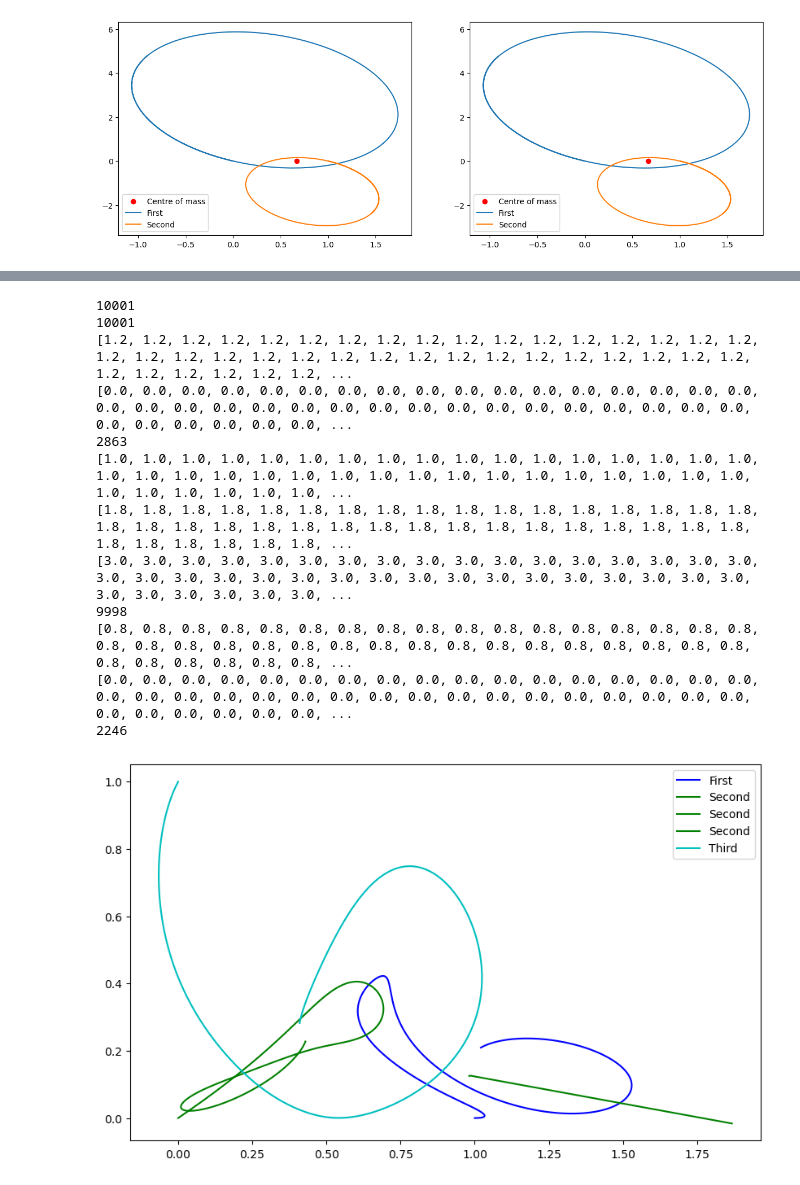
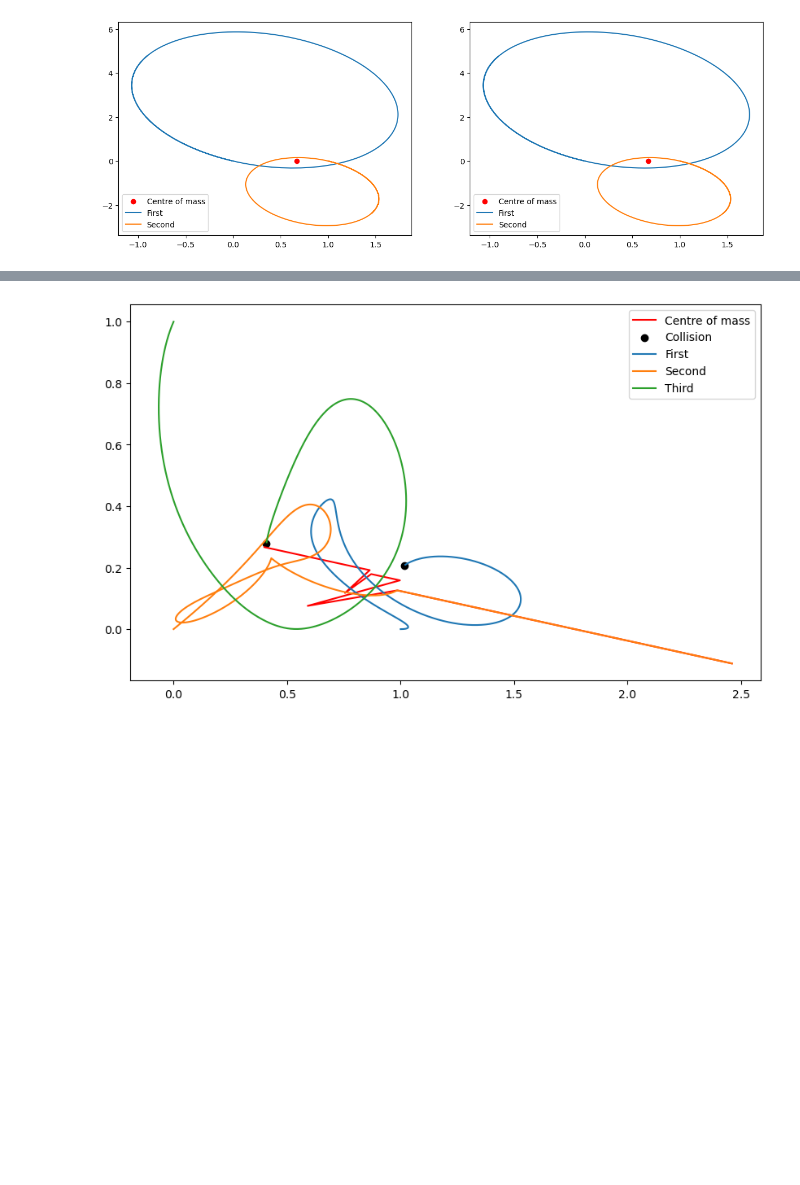
Before and after one commit to Vileh/QMUL-Data-Analytics-Courseworks, a Jupyter notebook: SciComp_1/Coursework1_Trisolaris.ipynb, the cells around one changed output, grey strips where cells are left out. Saved outputs shown, nothing was run; the diff lists cells and outputs as text; code cells hidden in the pictures; blank space fills up the shorter version.

```diff
--- a/SciComp_1/Coursework1_Trisolaris.ipynb
+++ b/SciComp_1/Coursework1_Trisolaris.ipynb
@@ -57,7 +57,9 @@ import itertools
 
 # Constants
 G = 1
-radius_to_mass = 0.03
+
+def get_radius(mass):
+    return mass * 0.03
 # %%
 class ExplicitIntegrator :
 
@@ -328,7 +306,7 @@ class star():
         # star variables
         self.mass = mass
         if giant:
-            self.radius = self.mass * radius_to_mass
+            self.radius = get_radius(self.mass)
         else:
             self.radius = 0
         self.starting_position = starting_position
@@ -377,34 +371,17 @@ my_stellar_system.plot_movement(ax)
 # %%
 # 3-body problem - hypergiants
-
 first_star = star(name='First', mass=1.2, giant=True, starting_position=np.array([1, 0]), starting_velocity=np.array([0.3,0]))
 second_star = star(name='Second', mass=1, giant=True, starting_position=np.array([0,0]), starting_velocity=np.array([0.5,0.3]))
 third_star = star(name='Third', mass=0.8, giant=True, starting_position=np.array([0,1]), starting_velocity=np.array([-0.3,-0.5]))
 
-tbp_stellar_system_midpoint = Stellar_system(max_time=10, N_time_steps=10000, integration_method="MidPoint", name='Solar system')
+tbp_stellar_system = Stellar_system(max_time=10, N_time_steps=10000, integration_method="MidPoint", name='Solar system')
 
-my_stellar_system.add_star(first_star)
-my_stellar_system.add_star(second_star)
-my_stellar_system.add_star(third_star)
-
-tbp_stellar_system_midpoint.add_star(first_star)
-tbp_stellar_system_midpoint.add_star(second_star)
-tbp_stellar_system_midpoint.add_star(third_star)
+tbp_stellar_system.add_star(first_star)
+tbp_stellar_system.add_star(second_star)
+tbp_stellar_system.add_star(third_star)
 
 fig, ax = plt.subplots(1, 1, figsize=(10,6))
 
-tbp_stellar_system_midpoint.plot_movement(ax)
+tbp_stellar_system.plot_movement(ax, plot_centre_of_mass=True)
 # %% [output]
-10001
-10001
-[1.2, 1.2, 1.2, 1.2, 1.2, 1.2, 1.2, 1.2, 1.2, 1.2, 1.2, 1.2, 1.2, 1.2, 1.2, 1.2, 1.2, 1.2, 1.2, 1.2, 1.2, 1.2, 1.2, 1.2, 1.2, 1.2, 1.2, 1.2, 1.2, 1.2, 1.2, 1.2, 1.2, 1.2, 1.2, 1.2, 1.2, 1.2, 1.2, 1.2, ...
-[0.0, 0.0, 0.0, 0.0, 0.0, 0.0, 0.0, 0.0, 0.0, 0.0, 0.0, 0.0, 0.0, 0.0, 0.0, 0.0, 0.0, 0.0, 0.0, 0.0, 0.0, 0.0, 0.0, 0.0, 0.0, 0.0, 0.0, 0.0, 0.0, 0.0, 0.0, 0.0, 0.0, 0.0, 0.0, 0.0, 0.0, 0.0, 0.0, 0.0, ...
-2863
-[1.0, 1.0, 1.0, 1.0, 1.0, 1.0, 1.0, 1.0, 1.0, 1.0, 1.0, 1.0, 1.0, 1.0, 1.0, 1.0, 1.0, 1.0, 1.0, 1.0, 1.0, 1.0, 1.0, 1.0, 1.0, 1.0, 1.0, 1.0, 1.0, 1.0, 1.0, 1.0, 1.0, 1.0, 1.0, 1.0, 1.0, 1.0, 1.0, 1.0, ...
-[1.8, 1.8, 1.8, 1.8, 1.8, 1.8, 1.8, 1.8, 1.8, 1.8, 1.8, 1.8, 1.8, 1.8, 1.8, 1.8, 1.8, 1.8, 1.8, 1.8, 1.8, 1.8, 1.8, 1.8, 1.8, 1.8, 1.8, 1.8, 1.8, 1.8, 1.8, 1.8, 1.8, 1.8, 1.8, 1.8, 1.8, 1.8, 1.8, 1.8, ...
-[3.0, 3.0, 3.0, 3.0, 3.0, 3.0, 3.0, 3.0, 3.0, 3.0, 3.0, 3.0, 3.0, 3.0, 3.0, 3.0, 3.0, 3.0, 3.0, 3.0, 3.0, 3.0, 3.0, 3.0, 3.0, 3.0, 3.0, 3.0, 3.0, 3.0, 3.0, 3.0, 3.0, 3.0, 3.0, 3.0, 3.0, 3.0, 3.0, 3.0, ...
-9998
-[0.8, 0.8, 0.8, 0.8, 0.8, 0.8, 0.8, 0.8, 0.8, 0.8, 0.8, 0.8, 0.8, 0.8, 0.8, 0.8, 0.8, 0.8, 0.8, 0.8, 0.8, 0.8, 0.8, 0.8, 0.8, 0.8, 0.8, 0.8, 0.8, 0.8, 0.8, 0.8, 0.8, 0.8, 0.8, 0.8, 0.8, 0.8, 0.8, 0.8, ...
-[0.0, 0.0, 0.0, 0.0, 0.0, 0.0, 0.0, 0.0, 0.0, 0.0, 0.0, 0.0, 0.0, 0.0, 0.0, 0.0, 0.0, 0.0, 0.0, 0.0, 0.0, 0.0, 0.0, 0.0, 0.0, 0.0, 0.0, 0.0, 0.0, 0.0, 0.0, 0.0, 0.0, 0.0, 0.0, 0.0, 0.0, 0.0, 0.0, 0.0, ...
-2246
-[figure, old version]
+[figure, new version]
```
Also changed, not shown: parts of 5 cells of this notebook.
